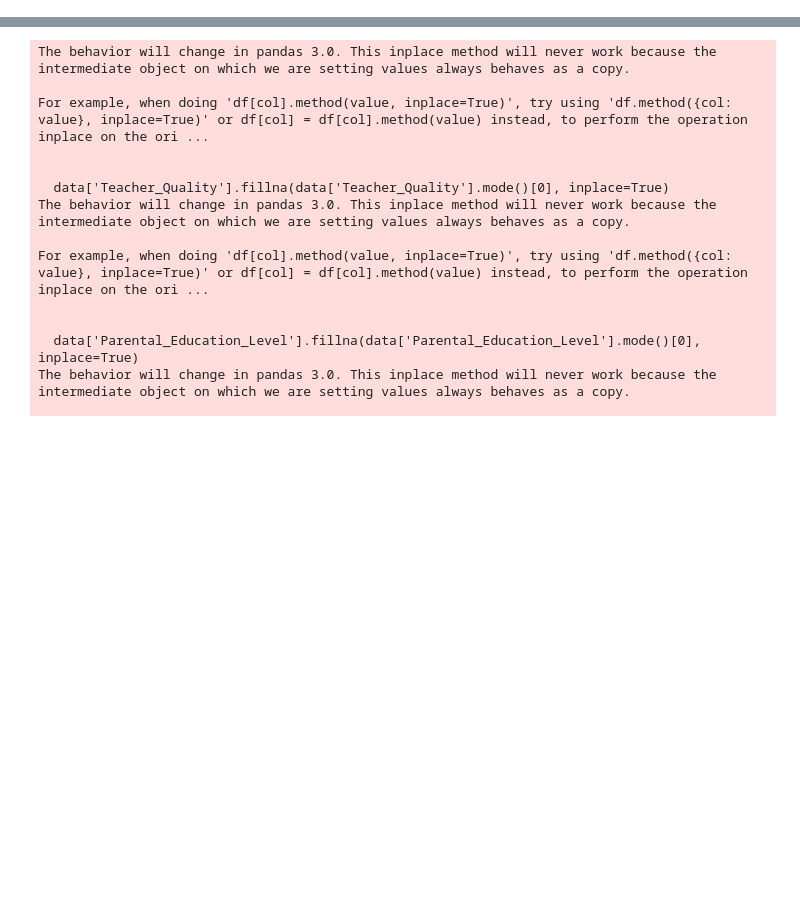
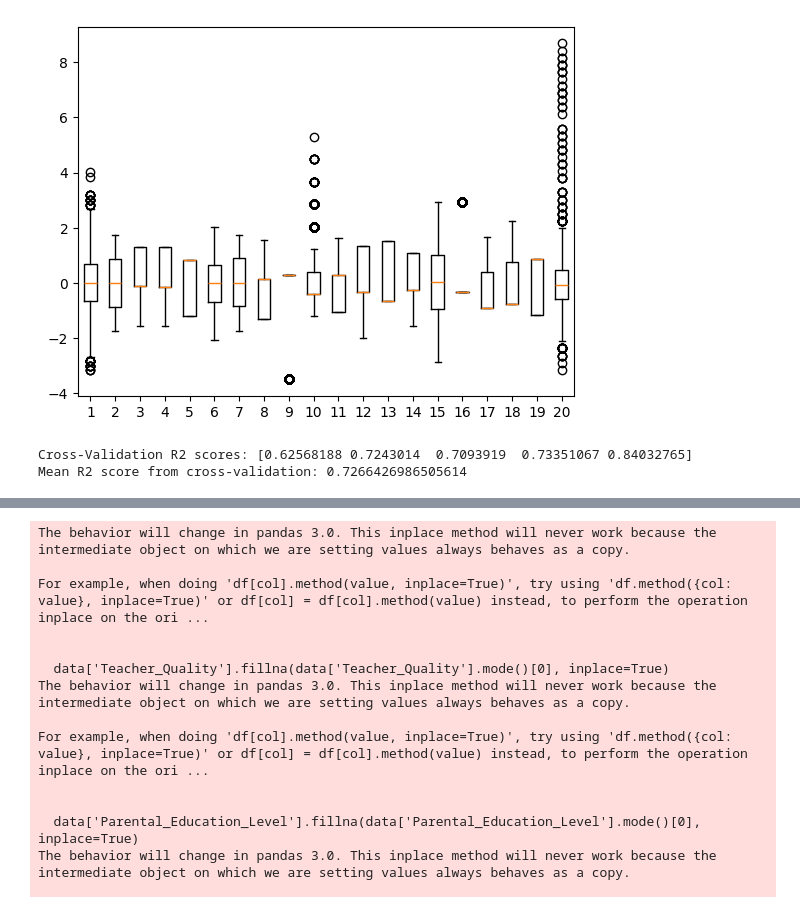
Before and after one commit to Yash2004Codes/PDS_PROJECT, a Jupyter notebook: PDS_PROJECT.ipynb, the cells around one changed output, grey strips where cells are left out. Drawn from its saved outputs; the diff is of its cells as text; code cells hidden in the pictures; blank space fills up the shorter version.

Commit message:
Linear regression :77.10%

```diff
--- a/PDS_PROJECT.ipynb
+++ b/PDS_PROJECT.ipynb
@@ -2,0 +333,16 @@
+# %%
+plt.boxplot(df)
+plt.show()
+# %% [output]
+[figure, added]
+# %%
+#trying cross validation
+from sklearn.model_selection import cross_val_score
+
+# Perform cross-validation with Linear Regression
+cv_scores = cross_val_score(model, X_scaled, y, cv=5, scoring='r2')
+print("Cross-Validation R2 scores:", cv_scores)
+print("Mean R2 score from cross-validation:", cv_scores.mean())
+# %% [output]
+Cross-Validation R2 scores: [0.62568188 0.7243014  0.7093919  0.73351067 0.84032765]
+Mean R2 score from cross-validation: 0.7266426986505614
```
Also changed, not shown: parts of 5 cells of this notebook.
